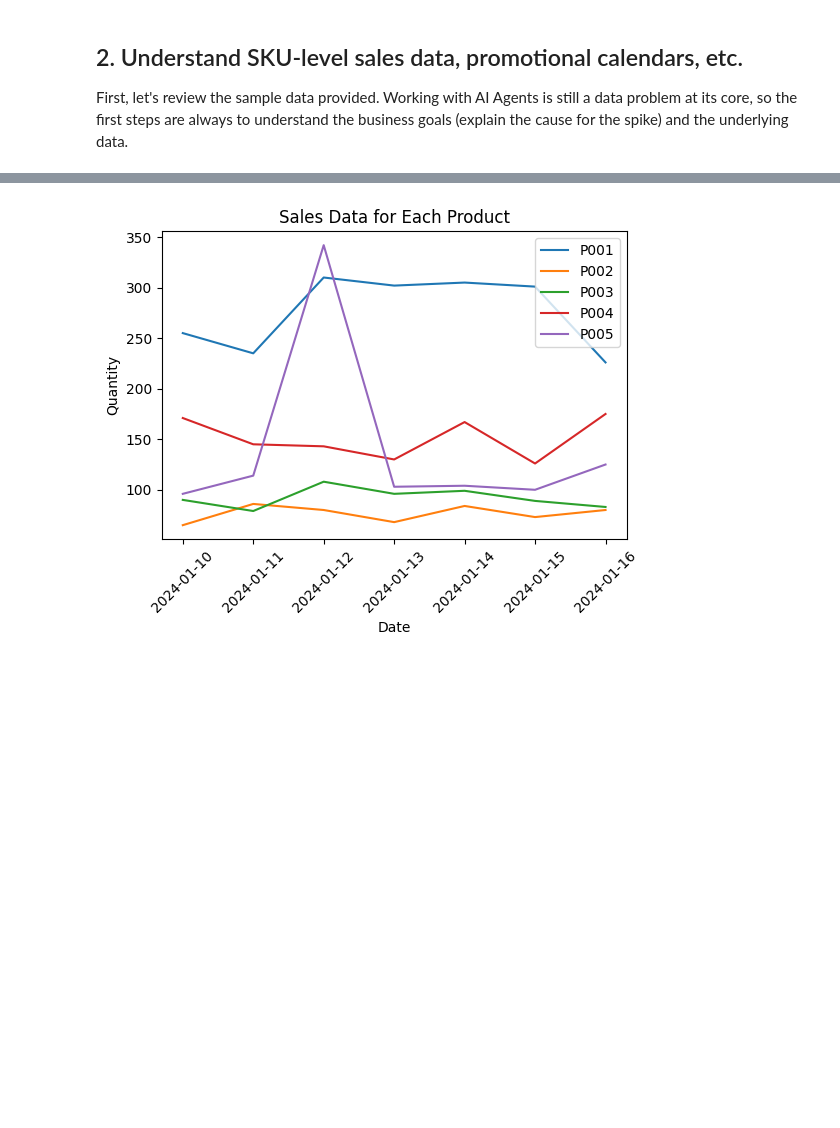
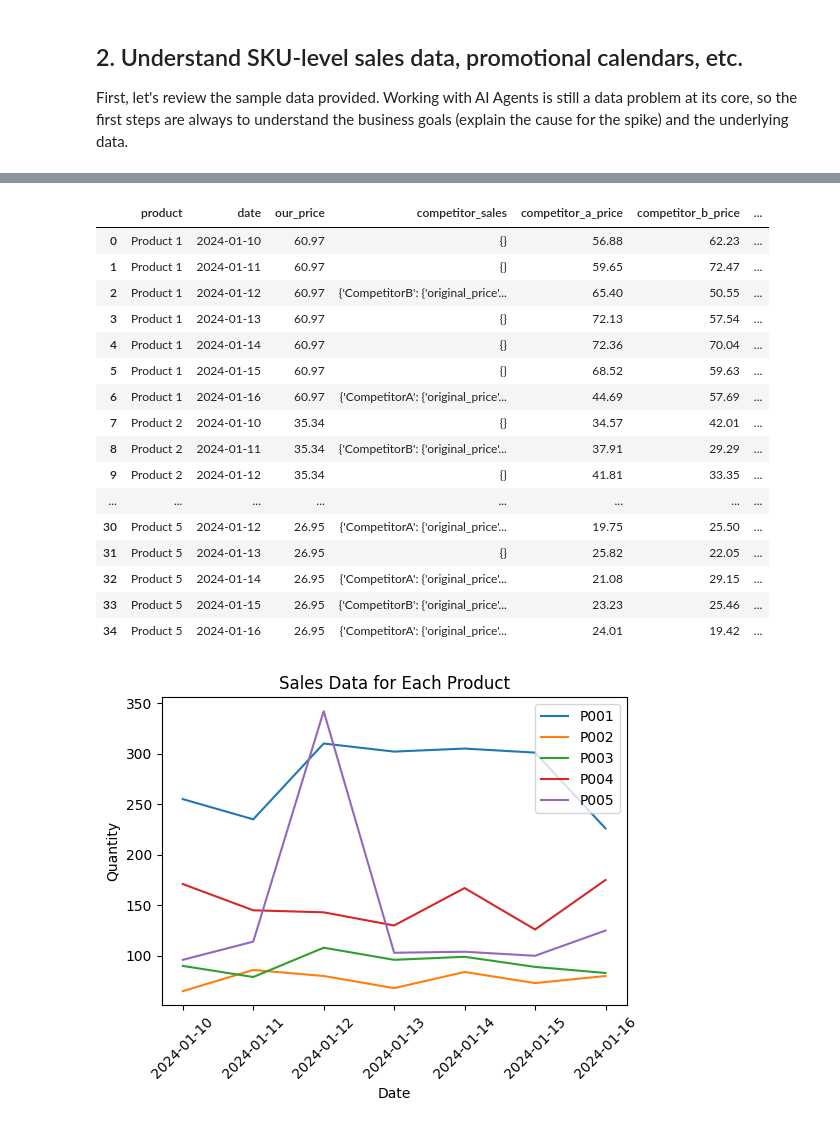
Before and after one commit to rageshns/cd14526-Effective-Prompting-AgenticAIC1-exercises, a Jupyter notebook: lesson-2-chain-of-thought-and-react-prompting/exercises/solution/lesson-2-chain-of-thought-and-react-prompting.ipynb, the cells around one changed output, grey strips where cells are left out. Saved outputs shown, nothing was run; the diff lists cells and outputs as text; code cells hidden in the pictures; blank space fills up the shorter version.

```diff
--- a/lesson-2-chain-of-thought-and-react-prompting/exercises/solution/lesson-2-chain-of-thought-and-react-prompting.ipynb
+++ b/lesson-2-chain-of-thought-and-react-prompting/exercises/solution/lesson-2-chain-of-thought-and-react-prompting.ipynb
@@ -173,2 +191,25 @@ competitor_pricing_df.head()
+# %%
+# Show the competitor pricing data
+# No changes needed in this cell
+
+competitor_pricing_df
+# %% [output]
+|  | product | date | our_price | competitor_sales | competitor_a_price | competitor_b_price | ... |
+| 0 | Product 1 | 2024-01-10 | 60.97 | {} | 56.88 | 62.23 | ... |
+| 1 | Product 1 | 2024-01-11 | 60.97 | {} | 59.65 | 72.47 | ... |
+| 2 | Product 1 | 2024-01-12 | 60.97 | {'CompetitorB': {'original_price'... | 65.40 | 50.55 | ... |
+| 3 | Product 1 | 2024-01-13 | 60.97 | {} | 72.13 | 57.54 | ... |
+| 4 | Product 1 | 2024-01-14 | 60.97 | {} | 72.36 | 70.04 | ... |
+| 5 | Product 1 | 2024-01-15 | 60.97 | {} | 68.52 | 59.63 | ... |
+| 6 | Product 1 | 2024-01-16 | 60.97 | {'CompetitorA': {'original_price'... | 44.69 | 57.69 | ... |
+| 7 | Product 2 | 2024-01-10 | 35.34 | {} | 34.57 | 42.01 | ... |
+| 8 | Product 2 | 2024-01-11 | 35.34 | {'CompetitorB': {'original_price'... | 37.91 | 29.29 | ... |
+| 9 | Product 2 | 2024-01-12 | 35.34 | {} | 41.81 | 33.35 | ... |
+| ... | ... | ... | ... | ... | ... | ... | ... |
+| 30 | Product 5 | 2024-01-12 | 26.95 | {'CompetitorA': {'original_price'... | 19.75 | 25.50 | ... |
+| 31 | Product 5 | 2024-01-13 | 26.95 | {} | 25.82 | 22.05 | ... |
+| 32 | Product 5 | 2024-01-14 | 26.95 | {'CompetitorA': {'original_price'... | 21.08 | 29.15 | ... |
+| 33 | Product 5 | 2024-01-15 | 26.95 | {'CompetitorB': {'original_price'... | 23.23 | 25.46 | ... |
+| 34 | Product 5 | 2024-01-16 | 26.95 | {'CompetitorA': {'original_price'... | 24.01 | 19.42 | ... |
 # %%
 # Graph the sales data
```
Also changed, not shown: parts of 27 cells of this notebook, 1 other file.
